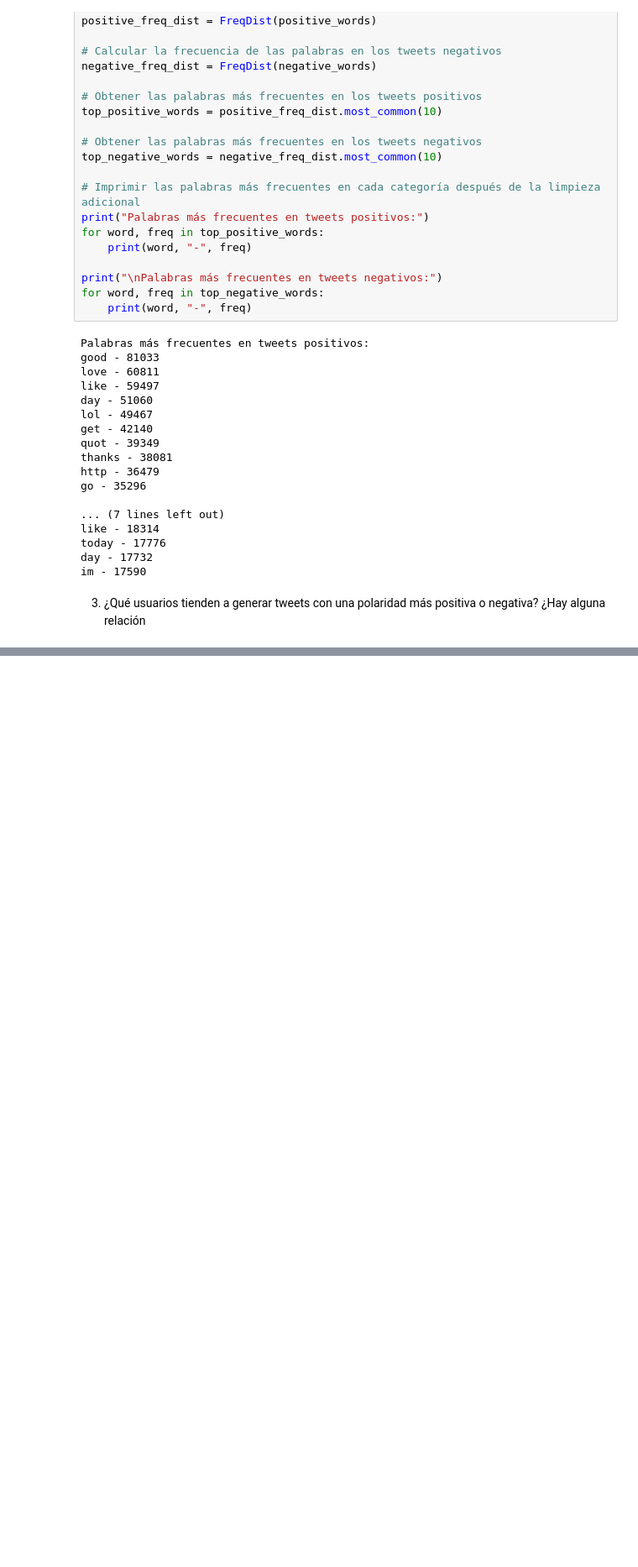
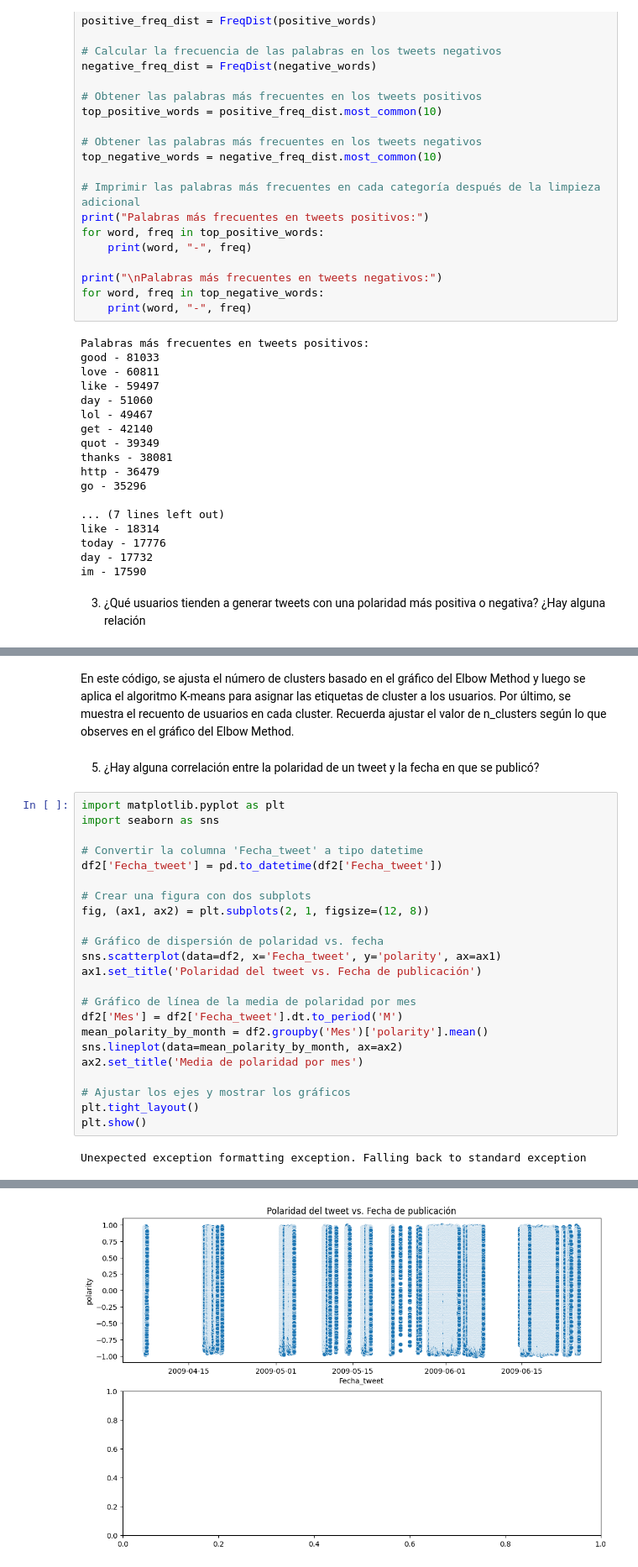
Before and after one commit to sebasfire3/Twitter, a Jupyter notebook: src/sebas_test2.ipynb, the cells around one changed output, grey strips where cells are left out. Shown at 84% size. Saved outputs shown, nothing was run; the diff lists cells and outputs as text; blank space fills up the shorter version.

```diff
--- a/src/sebas_test2.ipynb
+++ b/src/sebas_test2.ipynb
@@ -773,0 +549,29 @@ KeyError: 'Latitude'
+# %% [markdown]
+En este código, se ajusta el número de clusters basado en el gráfico del Elbow Method y luego se aplica el algoritmo K-means para asignar las etiquetas de cluster a los usuarios. Por último, se muestra el recuento de usuarios en cada cluster. Recuerda ajustar el valor de n_clusters según lo que observes en el gráfico del Elbow Method.
+# %% [markdown]
+5. ¿Hay alguna correlación entre la polaridad de un tweet y la fecha en que se publicó?
+# %%
+import matplotlib.pyplot as plt
+import seaborn as sns
+
+# Convertir la columna 'Fecha_tweet' a tipo datetime
+df2['Fecha_tweet'] = pd.to_datetime(df2['Fecha_tweet'])
+
+# Crear una figura con dos subplots
+fig, (ax1, ax2) = plt.subplots(2, 1, figsize=(12, 8))
+
+# Gráfico de dispersión de polaridad vs. fecha
+sns.scatterplot(data=df2, x='Fecha_tweet', y='polarity', ax=ax1)
+ax1.set_title('Polaridad del tweet vs. Fecha de publicación')
+
+# Gráfico de línea de la media de polaridad por mes
+df2['Mes'] = df2['Fecha_tweet'].dt.to_period('M')
+mean_polarity_by_month = df2.groupby('Mes')['polarity'].mean()
+sns.lineplot(data=mean_polarity_by_month, ax=ax2)
+ax2.set_title('Media de polaridad por mes')
+
+# Ajustar los ejes y mostrar los gráficos
+plt.tight_layout()
+plt.show()
+# %% [output]
+Unexpected exception formatting exception. Falling back to standard exception
@@ -773,0 +595 @@ KeyError: 'Latitude'
+[figure, added]
```
Also changed, not shown: parts of 66 cells of this notebook.
